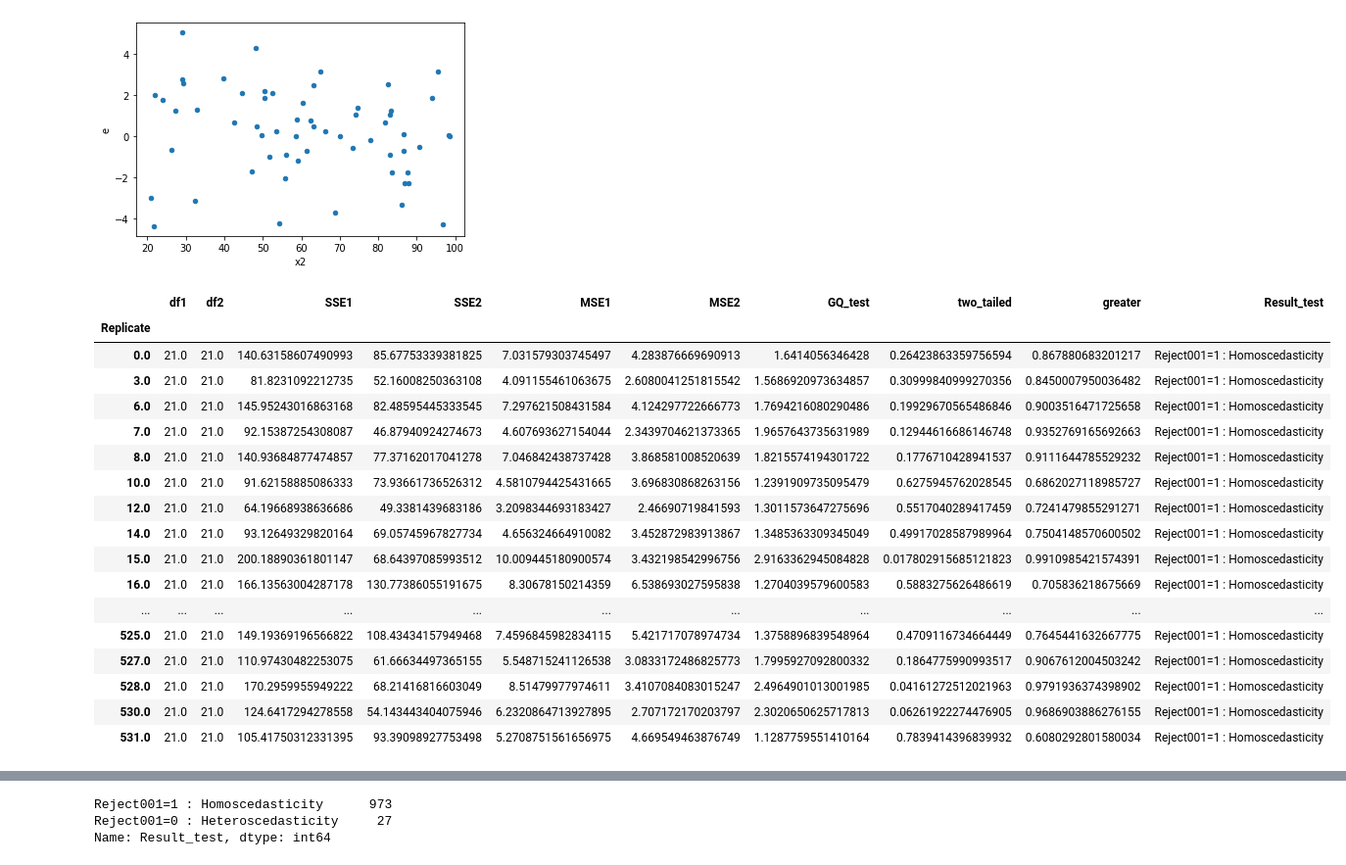
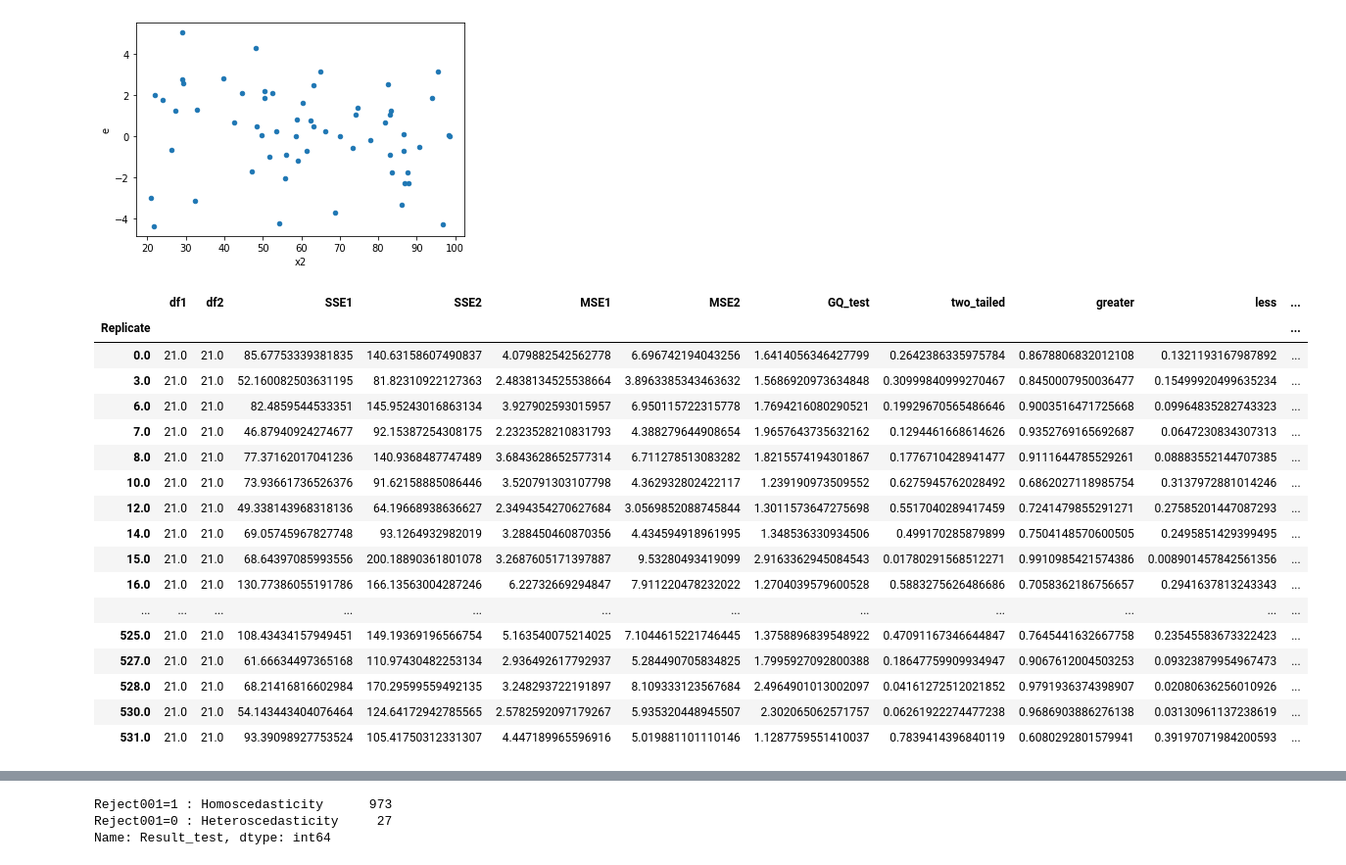
Before and after one commit to iam-fern/Generate_multiplication, a Jupyter notebook: GQtest_data_multi_delta_(0_4)_n60_01.ipynb, the cells around one changed output, grey strips where cells are left out. Shown at 98% size. Drawn from its saved outputs; the diff is of its cells as text; code cells hidden in the pictures.

```diff
--- a/GQtest_data_multi_delta_(0_4)_n60_01.ipynb
+++ b/GQtest_data_multi_delta_(0_4)_n60_01.ipynb
@@ -175,7 +176,6 @@ def get_result(run_replicate, percent_data):
     new_table_sort = new_table.sort_values('x2')
     new_table_sort.reset_index(inplace=True)
     new_table_sort.drop(['index'], axis=1, inplace=True)
-
 
     # แบ่งข้อมูลกลุ่มที่ 1
     table1 = new_table_sort.iloc[:int(percent_data*new_table_sort.shape[0]) , :]
@@ -189,8 +189,7 @@ def get_result(run_replicate, percent_data):
     # หาค่า df กลุ่ม 1
     DF1 = model1.df_resid + 1
     SSE1 = model1.ssr
-    MSE1 = model1.mse_resid
-
+    MSE1 = SSE1/DF1
 
     # แบ่งข้อมูลกลุ่มที่ 2
     table2 = new_table_sort.iloc[int((1-percent_data)*new_table_sort.shape[0]): , :]
@@ -204,23 +203,21 @@ def get_result(run_replicate, percent_data):
     # หาค่า df กลุ่ม 2
     DF2 = model2.df_resid + 1
     SSE2 = model2.ssr
-    MSE2 = model2.mse_resid
+    MSE2 = SSE2/DF2
 
     # ค่าสถิติทดสอบ
     GQ_test = (SSE2/DF2) / (SSE1/DF1)
-
 
     df2 = DF2
     df1 = DF1
 
     # คำนวณค่า p-value
-    # sf(x, dfn, dfd, loc=0, scale=1) : Survival function (also defined as 1 - cdf, but sf is sometimes more accurate)
+    # pdf(x, dfn, dfd, loc=0, scale=1) : Probability density function
     two_tailed = 2.0*(1.0-(ss.f.cdf(GQ_test, df2, df1)))
+    p_greater = ss.f.cdf(GQ_test, df2, df1)
+    p_less = 1.0-ss.f.cdf(GQ_test, df2, df1)
 
-    # pdf(x, dfn, dfd, loc=0, scale=1) : Probability density function
-    p_greater = ss.f.cdf(GQ_test, df2, df1)
-
-    return df2, df1, SSE2, SSE1, MSE2, MSE1, GQ_test, two_tailed, p_greater
+    return df1, df2, SSE1, SSE2, MSE1, MSE2, GQ_test, two_tailed, p_greater, p_less
 
 # สร้าง list ของ replicates
 list_replicate=list({i[0] for i in table.index})
@@ -236,13 +233,14 @@ list_MSE2=[]
 list_GQ_test=[]
 list_two_tailed=[]
 list_p_greater=[]
+list_p_less=[]
 
 # กำหนด % การแบ่งข้อมูล
 percent_data=0.4
 
 # ใช้ for loop สำหรับการ run ทุก replicates
 for run_replicate in list_replicate:
-    df1, df2, SSE1, SSE2, MSE1, MSE2, GQ_test, two_tailed, p_greater=get_result(run_replicate, percent_data)
+    df1, df2, SSE1, SSE2, MSE1, MSE2, GQ_test, two_tailed, p_greater, p_less=get_result(run_replicate, percent_data)
     list_df1.append(df1)
     list_SSE1.append(SSE1)
     list_df2.append(df2)
@@ -252,41 +250,42 @@ for run_replicate in list_replicate:
     list_GQ_test.append(GQ_test)
     list_two_tailed.append(two_tailed)
     list_p_greater.append(p_greater)
+    list_p_less.append(p_less)
 # %%
 # สร้างตารางผลลัพธ์
 alpha = 0.01
 pd.set_option('display.max_rows', 1000)
 pd.set_option('display.max_columns', 1000)
 pd.set_option('display.width', 1000)
 result=pd.DataFrame({"Replicate":list_replicate, "df1":list_df1, "df2":list_df2, "SSE1":list_SSE1,
                      "SSE2":list_SSE2, "MSE1":list_MSE1, "MSE2":list_MSE2,
-                     "GQ_test":list_GQ_test, "two_tailed":list_two_tailed, "greater":list_p_greater})
+                     "GQ_test":list_GQ_test, "two_tailed":list_two_tailed, "greater":list_p_greater, "less":list_p_less})
 result.set_index(['Replicate'], inplace=True)
-result=result[(result["two_tailed"]<=1) & (result["greater"]<=1)]
+result=result[(result["two_tailed"]<=1) & (result["greater"]<=1) & (result["less"]<=1)]
 result["Result_test"]=result["two_tailed"].apply(lambda p_value: 'Reject001=0 : Heteroscedasticity'
-                                                                  if p_value < alpha else 'Reject001=1 : Homoscedasticity')
+                                                 if p_value < alpha else 'Reject001=1 : Homoscedasticity')
 #two_tailed_new_show=two_tailed_new.drop(columns="greater")
 
 result.astype(str)
 # %% [output]
-|  | df1 | df2 | SSE1 | SSE2 | MSE1 | MSE2 | GQ_test | two_tailed | greater | Result_test |
-| Replicate |  |  |  |  |  |  |  |  |  |  |
-| 0.0 | 21.0 | 21.0 | 140.63158607490993 | 85.67753339381825 | 7.031579303745497 | 4.283876669690913 | 1.6414056346428 | 0.26423863359756594 | 0.867880683201217 | Reject001=1 : Homoscedasticity |
-| 3.0 | 21.0 | 21.0 | 81.8231092212735 | 52.16008250363108 | 4.091155461063675 | 2.6080041251815542 | 1.5686920973634857 | 0.30999840999270356 | 0.8450007950036482 | Reject001=1 : Homoscedasticity |
-| 6.0 | 21.0 | 21.0 | 145.95243016863168 | 82.48595445333545 | 7.297621508431584 | 4.124297722666773 | 1.7694216080290486 | 0.19929670565486846 | 0.9003516471725658 | Reject001=1 : Homoscedasticity |
-| 7.0 | 21.0 | 21.0 | 92.15387254308087 | 46.87940924274673 | 4.607693627154044 | 2.3439704621373365 | 1.9657643735631989 | 0.12944616686146748 | 0.9352769165692663 | Reject001=1 : Homoscedasticity |
-| 8.0 | 21.0 | 21.0 | 140.93684877474857 | 77.37162017041278 | 7.046842438737428 | 3.868581008520639 | 1.8215574194301722 | 0.1776710428941537 | 0.9111644785529232 | Reject001=1 : Homoscedasticity |
-| 10.0 | 21.0 | 21.0 | 91.62158885086333 | 73.93661736526312 | 4.5810794425431665 | 3.696830868263156 | 1.2391909735095479 | 0.6275945762028545 | 0.6862027118985727 | Reject001=1 : Homoscedasticity |
-| 12.0 | 21.0 | 21.0 | 64.19668938636686 | 49.3381439683186 | 3.2098344693183427 | 2.46690719841593 | 1.3011573647275696 | 0.5517040289417459 | 0.7241479855291271 | Reject001=1 : Homoscedasticity |
-| 14.0 | 21.0 | 21.0 | 93.12649329820164 | 69.05745967827734 | 4.656324664910082 | 3.452872983913867 | 1.3485363309345049 | 0.49917028587989964 | 0.7504148570600502 | Reject001=1 : Homoscedasticity |
-| 15.0 | 21.0 | 21.0 | 200.18890361801147 | 68.64397085993512 | 10.009445180900574 | 3.432198542996756 | 2.9163362945084828 | 0.017802915685121823 | 0.9910985421574391 | Reject001=1 : Homoscedasticity |
-| 16.0 | 21.0 | 21.0 | 166.13563004287178 | 130.77386055191675 | 8.30678150214359 | 6.538693027595838 | 1.2704039579600583 | 0.5883275626486619 | 0.705836218675669 | Reject001=1 : Homoscedasticity |
-| ... | ... | ... | ... | ... | ... | ... | ... | ... | ... | ... |
-| 525.0 | 21.0 | 21.0 | 149.19369196566822 | 108.43434157949468 | 7.4596845982834115 | 5.421717078974734 | 1.3758896839548964 | 0.4709116734664449 | 0.7645441632667775 | Reject001=1 : Homoscedasticity |
-| 527.0 | 21.0 | 21.0 | 110.97430482253075 | 61.66634497365155 | 5.548715241126538 | 3.0833172486825773 | 1.7995927092800332 | 0.1864775990993517 | 0.9067612004503242 | Reject001=1 : Homoscedasticity |
-| 528.0 | 21.0 | 21.0 | 170.2959955949222 | 68.21416816603049 | 8.51479977974611 | 3.4107084083015247 | 2.4964901013001985 | 0.04161272512021963 | 0.9791936374398902 | Reject001=1 : Homoscedasticity |
-| 530.0 | 21.0 | 21.0 | 124.6417294278558 | 54.143443404075946 | 6.2320864713927895 | 2.707172170203797 | 2.3020650625717813 | 0.06261922274476905 | 0.9686903886276155 | Reject001=1 : Homoscedasticity |
-| 531.0 | 21.0 | 21.0 | 105.41750312331395 | 93.39098927753498 | 5.2708751561656975 | 4.669549463876749 | 1.1287759551410164 | 0.7839414396839932 | 0.6080292801580034 | Reject001=1 : Homoscedasticity |
+|  | df1 | df2 | SSE1 | SSE2 | MSE1 | MSE2 | GQ_test | two_tailed | greater | less | ... |
+| Replicate |  |  |  |  |  |  |  |  |  |  | ... |
+| 0.0 | 21.0 | 21.0 | 85.67753339381835 | 140.63158607490837 | 4.079882542562778 | 6.696742194043256 | 1.6414056346427799 | 0.2642386335975784 | 0.8678806832012108 | 0.1321193167987892 | ... |
+| 3.0 | 21.0 | 21.0 | 52.160082503631195 | 81.82310922127363 | 2.4838134525538664 | 3.8963385343463632 | 1.5686920973634848 | 0.30999840999270467 | 0.8450007950036477 | 0.15499920499635234 | ... |
+| 6.0 | 21.0 | 21.0 | 82.4859544533351 | 145.95243016863134 | 3.927902593015957 | 6.950115722315778 | 1.7694216080290521 | 0.19929670565486646 | 0.9003516471725668 | 0.09964835282743323 | ... |
+| 7.0 | 21.0 | 21.0 | 46.87940924274677 | 92.15387254308175 | 2.2323528210831793 | 4.388279644908654 | 1.9657643735632162 | 0.1294461668614626 | 0.9352769165692687 | 0.0647230834307313 | ... |
+| 8.0 | 21.0 | 21.0 | 77.37162017041236 | 140.9368487747489 | 3.6843628652577314 | 6.711278513083282 | 1.8215574194301867 | 0.1776710428941477 | 0.9111644785529261 | 0.08883552144707385 | ... |
+| 10.0 | 21.0 | 21.0 | 73.93661736526376 | 91.62158885086446 | 3.520791303107798 | 4.362932802422117 | 1.239190973509552 | 0.6275945762028492 | 0.6862027118985754 | 0.3137972881014246 | ... |
+| 12.0 | 21.0 | 21.0 | 49.338143968318136 | 64.19668938636627 | 2.3494354270627684 | 3.0569852088745844 | 1.3011573647275698 | 0.5517040289417459 | 0.7241479855291271 | 0.27585201447087293 | ... |
+| 14.0 | 21.0 | 21.0 | 69.05745967827748 | 93.1264932982019 | 3.288450460870356 | 4.434594918961995 | 1.348536330934506 | 0.499170285879899 | 0.7504148570600505 | 0.2495851429399495 | ... |
+| 15.0 | 21.0 | 21.0 | 68.64397085993556 | 200.18890361801078 | 3.2687605171397887 | 9.53280493419099 | 2.9163362945084543 | 0.01780291568512271 | 0.9910985421574386 | 0.008901457842561356 | ... |
+| 16.0 | 21.0 | 21.0 | 130.77386055191786 | 166.13563004287246 | 6.22732669294847 | 7.911220478232022 | 1.2704039579600528 | 0.5883275626486686 | 0.7058362186756657 | 0.2941637813243343 | ... |
+| ... | ... | ... | ... | ... | ... | ... | ... | ... | ... | ... | ... |
+| 525.0 | 21.0 | 21.0 | 108.43434157949451 | 149.19369196566754 | 5.163540075214025 | 7.1044615221746445 | 1.3758896839548922 | 0.47091167346644847 | 0.7645441632667758 | 0.23545583673322423 | ... |
+| 527.0 | 21.0 | 21.0 | 61.66634497365168 | 110.97430482253134 | 2.936492617792937 | 5.284490705834825 | 1.7995927092800388 | 0.18647759909934947 | 0.9067612004503253 | 0.09323879954967473 | ... |
+| 528.0 | 21.0 | 21.0 | 68.21416816602984 | 170.29599559492135 | 3.248293722191897 | 8.109333123567684 | 2.4964901013002097 | 0.04161272512021852 | 0.9791936374398907 | 0.02080636256010926 | ... |
+| 530.0 | 21.0 | 21.0 | 54.143443404076464 | 124.64172942785565 | 2.5782592097179267 | 5.935320448945507 | 2.302065062571757 | 0.06261922274477238 | 0.9686903886276138 | 0.03130961137238619 | ... |
+| 531.0 | 21.0 | 21.0 | 93.39098927753524 | 105.41750312331307 | 4.447189965596916 | 5.019881101110146 | 1.1287759551410037 | 0.7839414396840119 | 0.6080292801579941 | 0.39197071984200593 | ... |
 # %%
 # สร้างตารางผลลัพธ์
 alpha = 0.01
```
Also changed, not shown: parts of 2 cells of this notebook.
